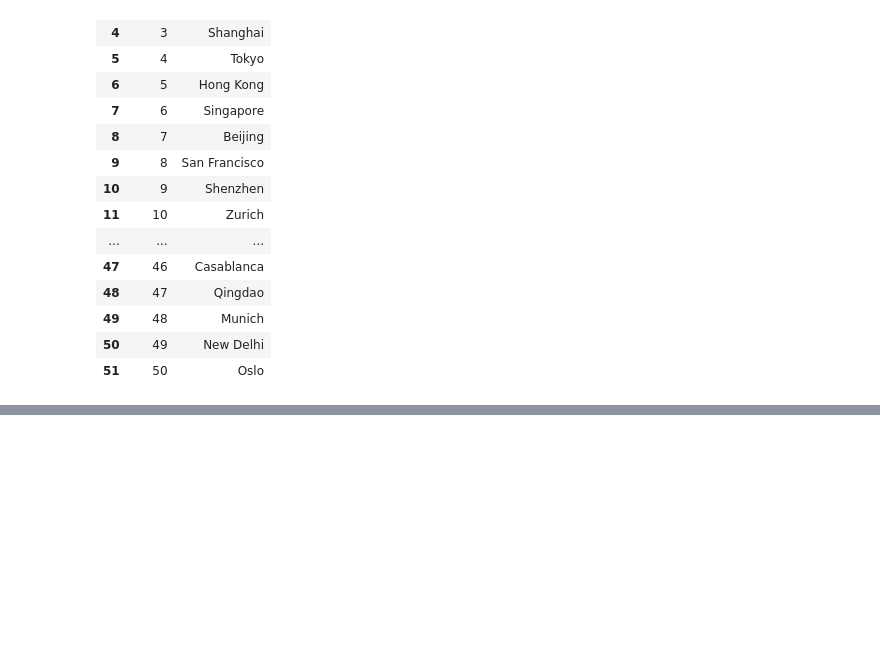
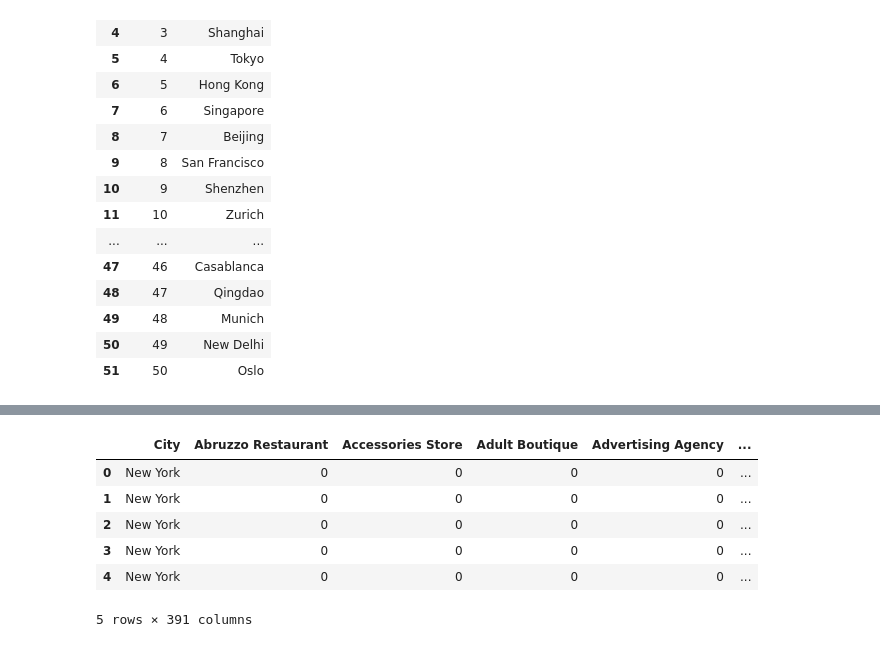
Before and after one commit to Elliot-Taylor/Data-Science-Capstone, a Jupyter notebook: Notebooks/Project Notebook.ipynb, the cells around one changed output, grey strips where cells are left out. Drawn from its saved outputs; the diff is of its cells as text; code cells hidden in the pictures; blank space fills up the shorter version.

Commit message:
Completed Notebook and added to Report data section

```diff
--- a/Notebooks/Project Notebook.ipynb
+++ b/Notebooks/Project Notebook.ipynb
@@ -97,0 +215,15 @@ worldMap
+# %%
+# Onehot encode each venue category to allow the data to be used by the k-means clustering algorithm
+df_onehot = pd.get_dummies(city_venues[['Venue Category']], prefix='',prefix_sep='')
+df_onehot['City'] =  city_venues['City']
+fixed_columns = [df_onehot.columns[-1]] + list(df_onehot.columns[:-1])
+df_onehot = df_onehot[fixed_columns]
+df_onehot.head()
+# %% [output]
+|  | City | Abruzzo Restaurant | Accessories Store | Adult Boutique | Advertising Agency | ... |
+| 0 | New York | 0 | 0 | 0 | 0 | ... |
+| 1 | New York | 0 | 0 | 0 | 0 | ... |
+| 2 | New York | 0 | 0 | 0 | 0 | ... |
+| 3 | New York | 0 | 0 | 0 | 0 | ... |
+| 4 | New York | 0 | 0 | 0 | 0 | ... |
+5 rows × 391 columns
```
Also changed, not shown: parts of 21 cells of this notebook, 2 other files.
